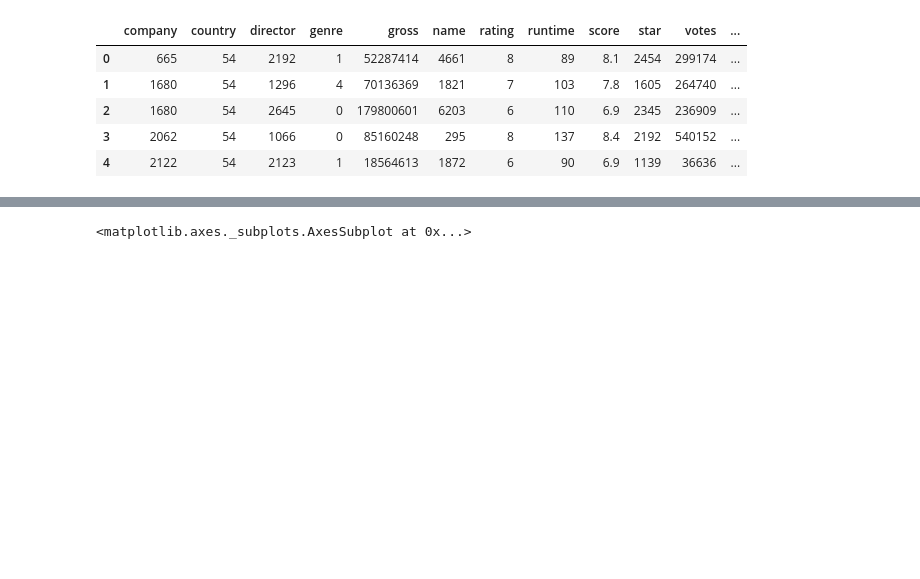
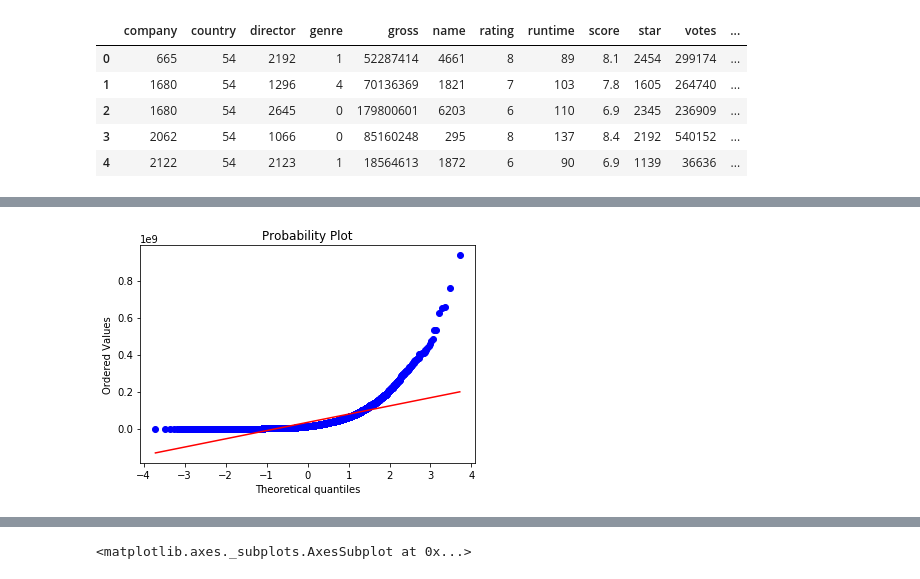
Before and after one commit to aidanpirish/filmjamz, a Jupyter notebook: Jamz/Jamz.ipynb, the cells around one changed output, grey strips where cells are left out. Saved outputs shown, nothing was run; the diff lists cells and outputs as text; code cells hidden in the pictures; blank space fills up the shorter version.

```diff
--- a/Jamz/Jamz.ipynb
+++ b/Jamz/Jamz.ipynb
@@ -95,0 +96,8 @@ regressif_rate for RandomForestRegressor : 0.923754
+# %%
+from scipy.stats import probplot
+def qq_plot(x):
+    probplot(x, dist='norm', plot=plt)
+x=df['gross']
+qq_plot(x)
+# %% [output]
+[figure, added]
```
Also changed, not shown: parts of 13 cells of this notebook, 1 other file.
